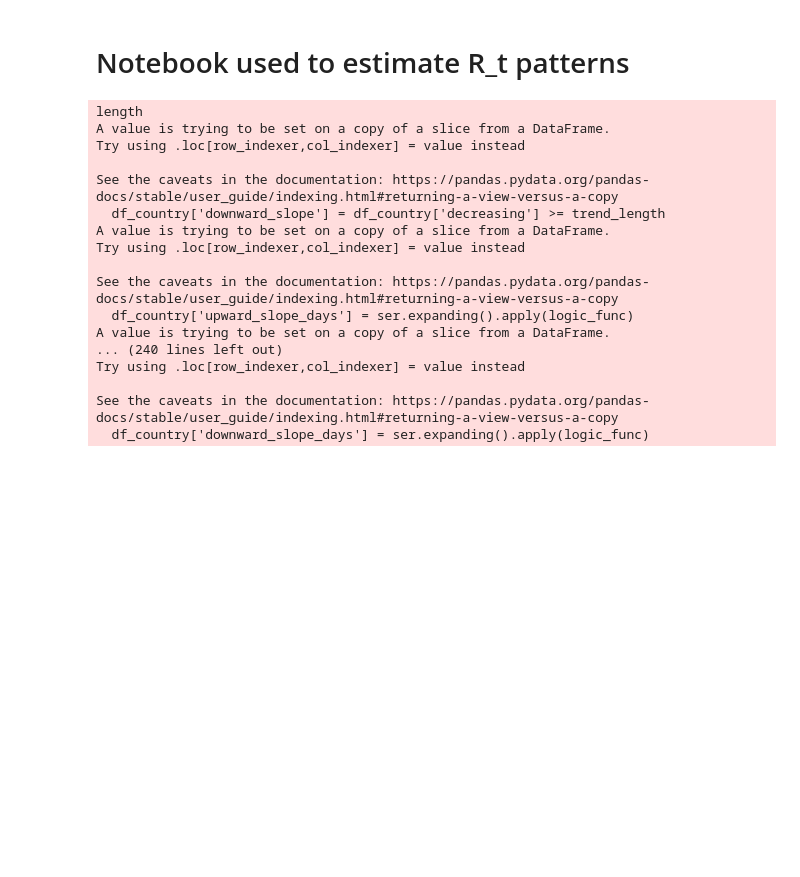
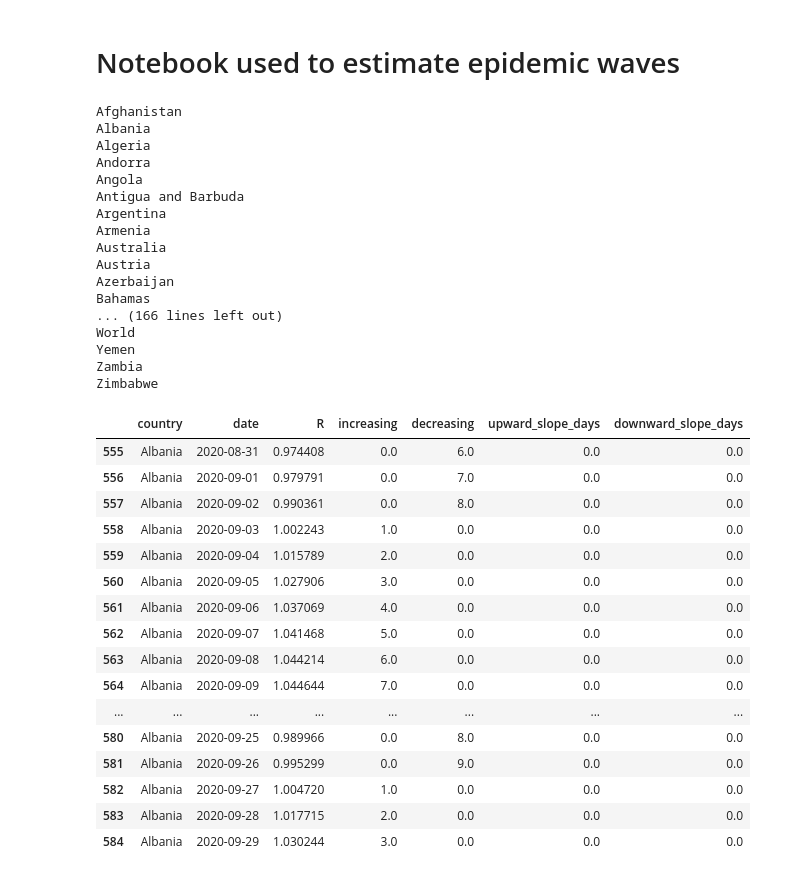
Before and after one commit to bendiknordeng/Epidemiologic-Strategies, a Jupyter notebook: waves_estimation.ipynb, the cells around one changed output. Drawn from its saved outputs; the diff is of its cells as text; code cells hidden in the pictures; blank space fills up the shorter version.

```diff
--- a/waves_estimation.ipynb
+++ b/waves_estimation.ipynb
@@ -1,5 +1,5 @@
 # %% [markdown]
-# Notebook used to estimate R_t patterns
+# Notebook used to estimate epidemic waves
 # %%
 import pandas as pd
 from functools import reduce
@@ -15,47 +16,63 @@ logic_func = lambda r: reduce(lambda x, y: x + 1 if y else x * y, r)
 # %%
-countries = df.country.unique()
-df_total = pd.DataFrame(columns=['country',	'date',	'R', 'increasing', 'decreasing', 'upward_slope', 'downward_slope', 'upward_slope_days', 'downward_slope_days' ])
-for country in countries:
+df_total = pd.DataFrame(columns=['country',	'date',	'R', 'increasing', 'decreasing', 'upward_slope_days', 'downward_slope_days' ])
+for country in df.country.unique():
+    print(country)
     df_country = df.loc[df['country'] == country]
 
     # counts number consecutive days with R>=1 for a give date
-    ser = df_country['R'] >= 1
+    ser = df.loc[df['country'] == country]['R'] >= 1
     df_country['increasing'] = ser.expanding().apply(logic_func)
 
     # counts number consecutive days with R<1 for a give date
     ser = df_country['R'] < 1
     df_country['decreasing'] = ser.expanding().apply(logic_func)
 
-    # check if date is in a upward slope
-    df_country['upward_slope'] = df_country['increasing'] >= trend_length
+    # # counts number consecutive days with upward slope
+    ser = df_country['increasing'] >= trend_length
+    df_country['upward_slope_days'] = ser.expanding().apply(logic_func)
 
-    # check if date is in a upward slope
-    df_country['downward_slope'] = df_country['decreasing'] >= trend_length
-
-    # counts number consecutive days with upward slope
-    df_country['upward_slope_days'] = df_country['upward_slope'].expanding().apply(logic_func)
-
-    # counts number consecutive days with downward_slope
-    df_country['downward_slope_days'] = df_country['downward_slope'].expanding().apply(logic_func)
+    # # counts number consecutive days with downward_slope
+    ser = df_country['decreasing'] >= trend_length
+    df_country['downward_slope_days'] = ser.expanding().apply(logic_func)
 
     # append df to total_df
     df_total = pd.concat([df_total, df_country])
 # %% [output]
-length
-A value is trying to be set on a copy of a slice from a DataFrame.
-Try using .loc[row_indexer,col_indexer] = value instead
-
-See the caveats in the documentation: https://pandas.pydata.org/pandas-docs/stable/user_guide/indexing.html#returning-a-view-versus-a-copy
-  df_country['downward_slope'] = df_country['decreasing'] >= trend_length
-A value is trying to be set on a copy of a slice from a DataFrame.
-Try using .loc[row_indexer,col_indexer] = value instead
-
-See the caveats in the documentation: https://pandas.pydata.org/pandas-docs/stable/user_guide/indexing.html#returning-a-view-versus-a-copy
-  df_country['upward_slope_days'] = ser.expanding().apply(logic_func)
-A value is trying to be set on a copy of a slice from a DataFrame.
-... (240 lines left out)
-Try using .loc[row_indexer,col_indexer] = value instead
-
-See the caveats in the documentation: https://pandas.pydata.org/pandas-docs/stable/user_guide/indexing.html#returning-a-view-versus-a-copy
-  df_country['downward_slope_days'] = ser.expanding().apply(logic_func)
+Afghanistan
+Albania
+Algeria
+Andorra
+Angola
+Antigua and Barbuda
+Argentina
+Armenia
+Australia
+Austria
+Azerbaijan
+Bahamas
+... (166 lines left out)
+World
+Yemen
+Zambia
+Zimbabwe
+# %%
+df_total[2530:2560]
+# %% [output]
+|  | country | date | R | increasing | decreasing | upward_slope_days | downward_slope_days |
+| 555 | Albania | 2020-08-31 | 0.974408 | 0.0 | 6.0 | 0.0 | 0.0 |
+| 556 | Albania | 2020-09-01 | 0.979791 | 0.0 | 7.0 | 0.0 | 0.0 |
+| 557 | Albania | 2020-09-02 | 0.990361 | 0.0 | 8.0 | 0.0 | 0.0 |
+| 558 | Albania | 2020-09-03 | 1.002243 | 1.0 | 0.0 | 0.0 | 0.0 |
+| 559 | Albania | 2020-09-04 | 1.015789 | 2.0 | 0.0 | 0.0 | 0.0 |
+| 560 | Albania | 2020-09-05 | 1.027906 | 3.0 | 0.0 | 0.0 | 0.0 |
+| 561 | Albania | 2020-09-06 | 1.037069 | 4.0 | 0.0 | 0.0 | 0.0 |
+| 562 | Albania | 2020-09-07 | 1.041468 | 5.0 | 0.0 | 0.0 | 0.0 |
+| 563 | Albania | 2020-09-08 | 1.044214 | 6.0 | 0.0 | 0.0 | 0.0 |
+| 564 | Albania | 2020-09-09 | 1.044644 | 7.0 | 0.0 | 0.0 | 0.0 |
+| ... | ... | ... | ... | ... | ... | ... | ... |
+| 580 | Albania | 2020-09-25 | 0.989966 | 0.0 | 8.0 | 0.0 | 0.0 |
+| 581 | Albania | 2020-09-26 | 0.995299 | 0.0 | 9.0 | 0.0 | 0.0 |
+| 582 | Albania | 2020-09-27 | 1.004720 | 1.0 | 0.0 | 0.0 | 0.0 |
+| 583 | Albania | 2020-09-28 | 1.017715 | 2.0 | 0.0 | 0.0 | 0.0 |
+| 584 | Albania | 2020-09-29 | 1.030244 | 3.0 | 0.0 | 0.0 | 0.0 |
 # %%
```
Also changed, not shown: parts of 6 cells of this notebook.
